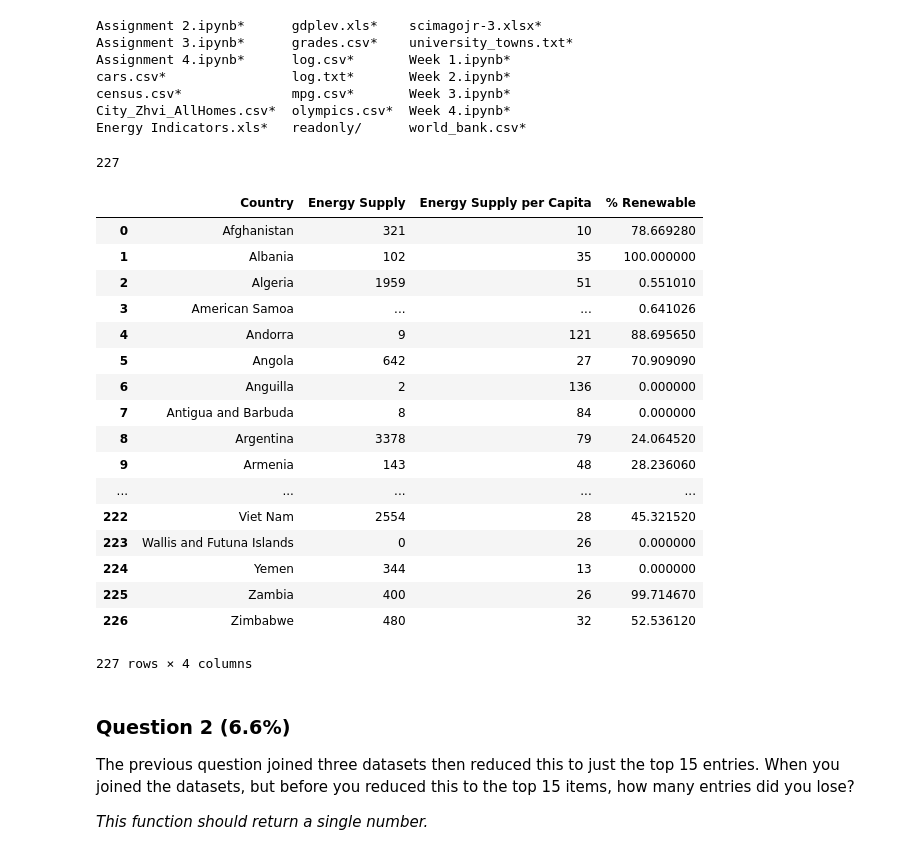
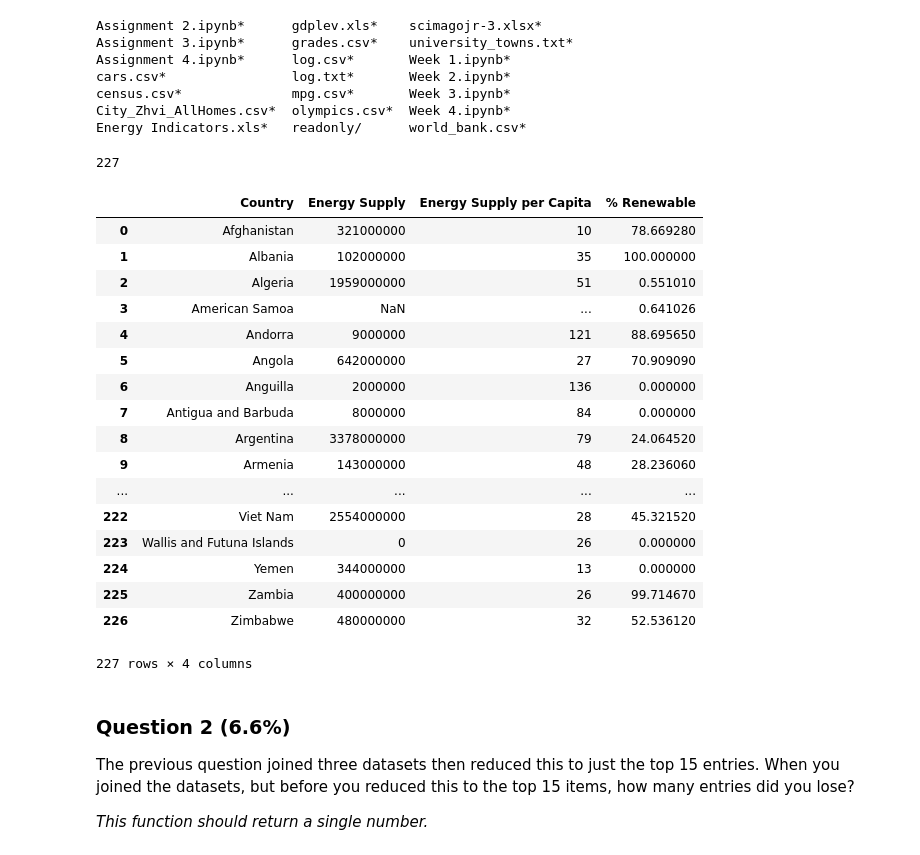
Before and after one commit to Brian-Lee/intro-to_data-science-with-python, a Jupyter notebook: Assignment+3.ipynb, the cells around one changed output. Saved outputs shown, nothing was run; the diff lists cells and outputs as text; code cells hidden in the pictures.

Commit message:
converted ellipses to NaNs and petajoules to gigajoules

```diff
--- a/Assignment+3.ipynb
+++ b/Assignment+3.ipynb
@@ -67,44 +67,49 @@ Energy Indicators.xls*   readonly/      world_bank.csv*
 # %%
 import pandas as pd
 
 def answer_one():
     ''' answer 1 create variable energy '''
 
     indicators_df = pd.read_excel('Energy Indicators.xls', skiprows=18, skipfooter=38, header=None)
     #indicators_df = pd.read_csv('Energy Indicators.xls', index_col=0)
     #print(indicators_df))
     answer_df = indicators_df
     answer_df.drop(answer_df.iloc[:,0:2], inplace = True, axis = 1)
     answer_df.columns = ['Country', 'Energy Supply', 'Energy Supply per Capita', '% Renewable']
     print(len(answer_df))
     #answer_df = pd.DataFrame()
 
     assert isinstance(answer_df, pd.DataFrame)
     #assert len(answer_df) == 15
     #assert len(answer_df.columns) == 20
     return answer_df
 
 energy = answer_one() # need to get this dataframe intoa variable called energy
+# convert '...' values to NaN
+energy['Energy Supply'].loc[energy['Energy Supply'] == '...'] = pd.np.nan
+#energy[energy['Energy Supply'].isnull()]
+# convert petajoules (used on 'Energy Supply' to gigajoules)
+energy['Energy Supply'] = 1000000*energy['Energy Supply']
 energy
 # %% [output]
 227
 |  | Country | Energy Supply | Energy Supply per Capita | % Renewable |
-| 0 | Afghanistan | 321 | 10 | 78.669280 |
-| 1 | Albania | 102 | 35 | 100.000000 |
-| 2 | Algeria | 1959 | 51 | 0.551010 |
-| 3 | American Samoa | ... | ... | 0.641026 |
-| 4 | Andorra | 9 | 121 | 88.695650 |
-| 5 | Angola | 642 | 27 | 70.909090 |
-| 6 | Anguilla | 2 | 136 | 0.000000 |
-| 7 | Antigua and Barbuda | 8 | 84 | 0.000000 |
-| 8 | Argentina | 3378 | 79 | 24.064520 |
-| 9 | Armenia | 143 | 48 | 28.236060 |
+| 0 | Afghanistan | 321000000 | 10 | 78.669280 |
+| 1 | Albania | 102000000 | 35 | 100.000000 |
+| 2 | Algeria | 1959000000 | 51 | 0.551010 |
+| 3 | American Samoa | NaN | ... | 0.641026 |
+| 4 | Andorra | 9000000 | 121 | 88.695650 |
+| 5 | Angola | 642000000 | 27 | 70.909090 |
+| 6 | Anguilla | 2000000 | 136 | 0.000000 |
+| 7 | Antigua and Barbuda | 8000000 | 84 | 0.000000 |
+| 8 | Argentina | 3378000000 | 79 | 24.064520 |
+| 9 | Armenia | 143000000 | 48 | 28.236060 |
 | ... | ... | ... | ... | ... |
-| 222 | Viet Nam | 2554 | 28 | 45.321520 |
+| 222 | Viet Nam | 2554000000 | 28 | 45.321520 |
 | 223 | Wallis and Futuna Islands | 0 | 26 | 0.000000 |
-| 224 | Yemen | 344 | 13 | 0.000000 |
-| 225 | Zambia | 400 | 26 | 99.714670 |
-| 226 | Zimbabwe | 480 | 32 | 52.536120 |
+| 224 | Yemen | 344000000 | 13 | 0.000000 |
+| 225 | Zambia | 400000000 | 26 | 99.714670 |
+| 226 | Zimbabwe | 480000000 | 32 | 52.536120 |
 227 rows × 4 columns
 # %% [markdown]
 ### Question 2 (6.6%)
```
